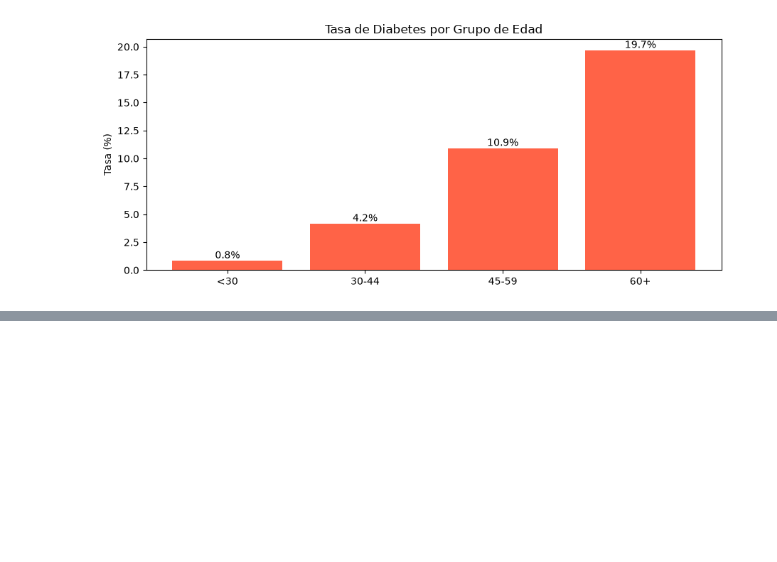
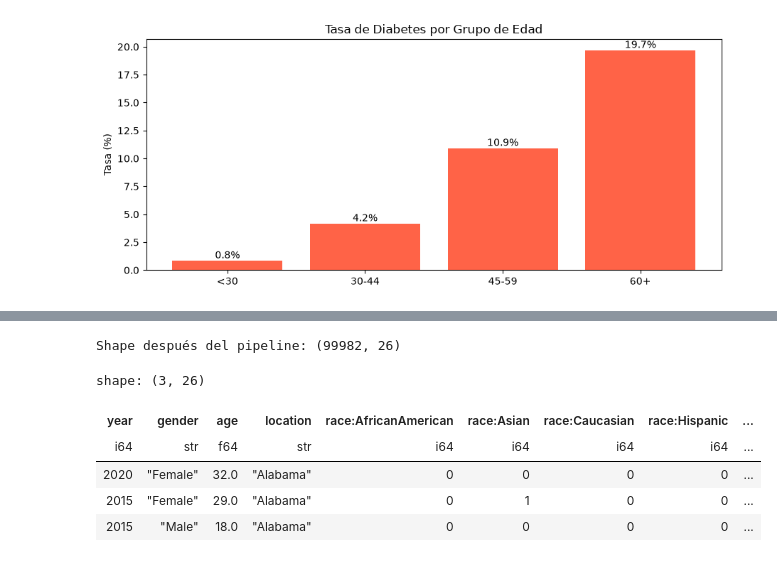
Before and after one commit to R4pt/tarea3-paralela, a Jupyter notebook: tarea3.ipynb, the cells around one changed output, grey strips where cells are left out. Drawn from its saved outputs; the diff is of its cells as text; code cells hidden in the pictures; blank space fills up the shorter version.

Commit message:
Se agrego un pipeline para el uso de polars

```diff
--- a/tarea3.ipynb
+++ b/tarea3.ipynb
@@ -291,0 +295,8 @@ plt.show()
+# %%
+# Tabla auxiliar para el join: tasa de diabetes por estado
+location_stats = (
+    df
+    .group_by('location')
+    .agg(pl.col('diabetes').mean().alias('location_diabetes_rate'))
+)
+location_stats.head(5)
@@ -291,0 +312,56 @@ plt.show()
+# %%
+def polars_feature_pipeline(data: pl.DataFrame, loc_stats: pl.DataFrame) -> pl.DataFrame:
+    return (
+        data
+        # Filtrado
+        .filter(pl.col('gender').is_in(['Male', 'Female']))
+        # Manejo de nulos
+        .with_columns([
+            pl.col('bmi').fill_null(pl.col('bmi').mean()),
+            pl.col('hbA1c_level').fill_null(pl.col('hbA1c_level').mean()),
+            pl.col('blood_glucose_level').fill_null(pl.col('blood_glucose_level').mean()),
+        ])
+        # Encoding categórico
+        .with_columns([
+            pl.when(pl.col('gender') == 'Male').then(1).otherwise(0).alias('gender_enc'),
+            pl.col('smoking_history').replace(
+                {'never': 0, 'No Info': 0, 'not current': 1, 'former': 2, 'ever': 2, 'current': 3}
+            ).cast(pl.Int32).alias('smoking_enc'),
+        ])
+        # Nuevas características
+        .with_columns([
+            (pl.col('bmi') * pl.col('hbA1c_level') / 10).alias('metabolic_risk'),
+            pl.when(pl.col('bmi') < 18.5).then(pl.lit('underweight'))
+              .when(pl.col('bmi') < 25).then(pl.lit('normal'))
+              .when(pl.col('bmi') < 30).then(pl.lit('overweight'))
+              .otherwise(pl.lit('obese'))
+              .alias('bmi_category'),
+            (pl.col('blood_glucose_level') > 140).cast(pl.Int32).alias('high_glucose'),
+            (pl.col('hbA1c_level') >= 6.5).cast(pl.Int32).alias('hbA1c_diabetic_range'),
+            (pl.col('hypertension') + pl.col('heart_disease')).alias('comorbidity_score'),
+            pl.when(pl.col('age') < 30).then(0)
+              .when(pl.col('age') < 45).then(1)
+              .when(pl.col('age') < 60).then(2)
+              .otherwise(3)
+              .alias('age_group_enc'),
+        ])
+        .with_columns(
+            pl.col('bmi_category').replace(
+                {'underweight': 0, 'normal': 1, 'overweight': 2, 'obese': 3}
+            ).cast(pl.Int32).alias('bmi_cat_enc')
+        )
+        # Join con estadísticas por estado
+        .join(loc_stats, on='location', how='left')
+    )
+
+df_feat = polars_feature_pipeline(df, location_stats)
+print(f"Shape después del pipeline: {df_feat.shape}")
+df_feat.head(3)
+# %% [output]
+Shape después del pipeline: (99982, 26)
+shape: (3, 26)
+| year | gender | age | location | race:AfricanAmerican | race:Asian | race:Caucasian | race:Hispanic | ... |
+| i64 | str | f64 | str | i64 | i64 | i64 | i64 | ... |
+| 2020 | "Female" | 32.0 | "Alabama" | 0 | 0 | 0 | 0 | ... |
+| 2015 | "Female" | 29.0 | "Alabama" | 0 | 1 | 0 | 0 | ... |
+| 2015 | "Male" | 18.0 | "Alabama" | 0 | 0 | 0 | 0 | ... |
```
Also changed, not shown: parts of 4 cells of this notebook, 2 other files.
